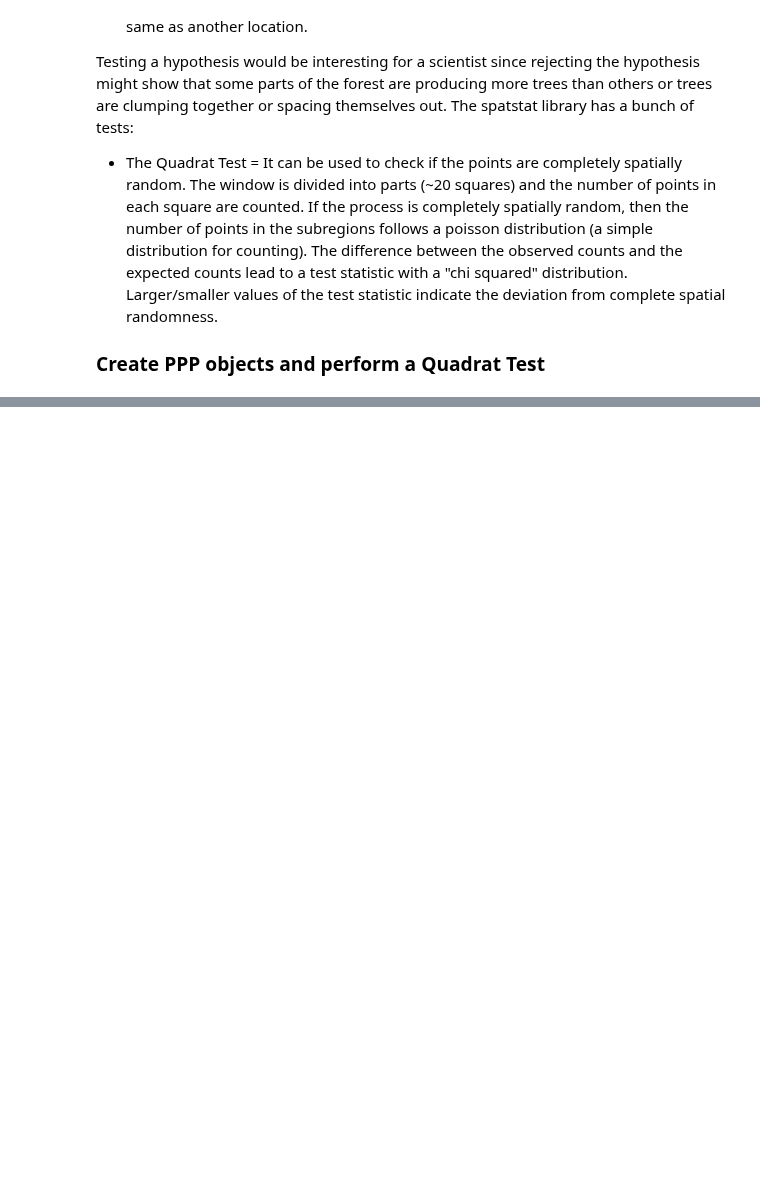
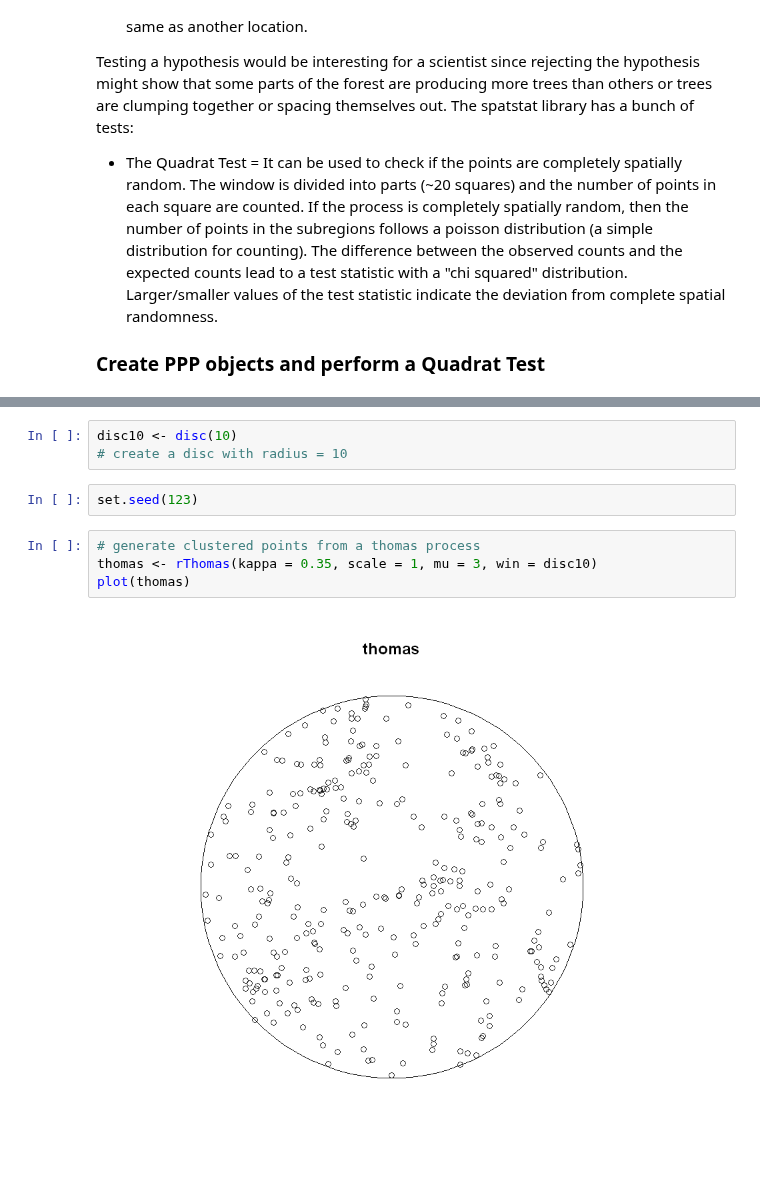
Before and after one commit to iamjz/R-Data, a Jupyter notebook: SpatialStatisticsBasics.ipynb, the cells around one changed output, grey strips where cells are left out. Drawn from its saved outputs; the diff is of its cells as text; blank space fills up the shorter version.

```diff
--- a/SpatialStatisticsBasics.ipynb
+++ b/SpatialStatisticsBasics.ipynb
@@ -114,0 +204,11 @@ Testing a hypothesis would be interesting for a scientist since rejecting the hy
+# %%
+disc10 <- disc(10)
+# create a disc with radius = 10
+# %%
+set.seed(123)
+# %%
+# generate clustered points from a thomas process
+thomas <- rThomas(kappa = 0.35, scale = 1, mu = 3, win = disc10)
+plot(thomas)
+# %% [output]
+[figure, added]
```
Also changed, not shown: parts of 31 cells of this notebook.
